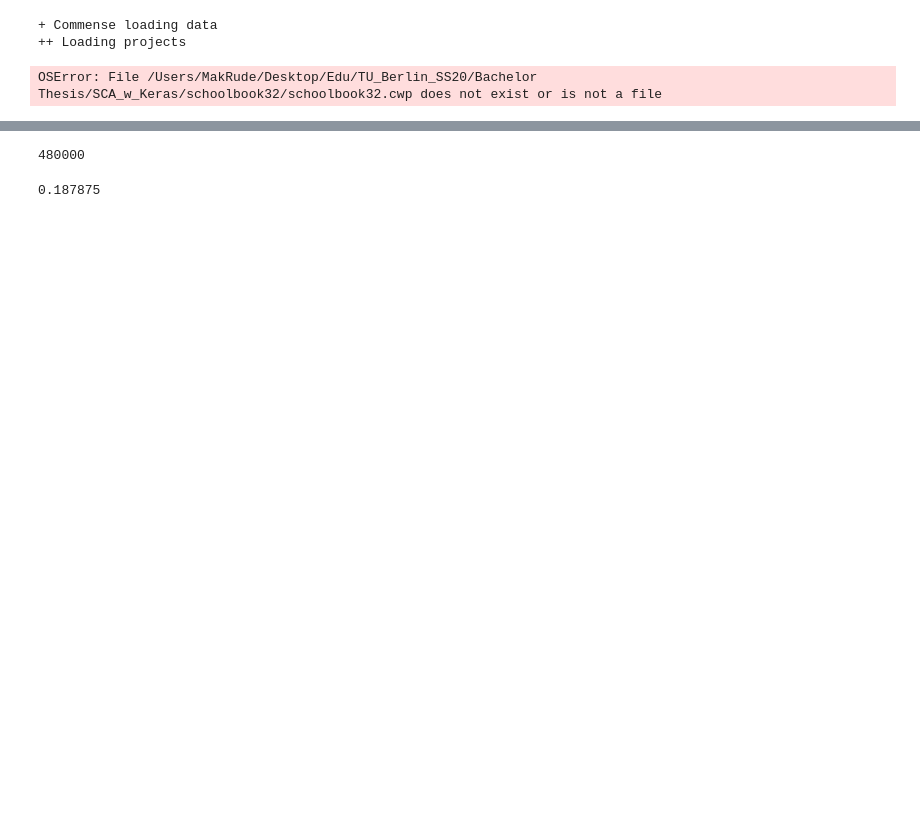
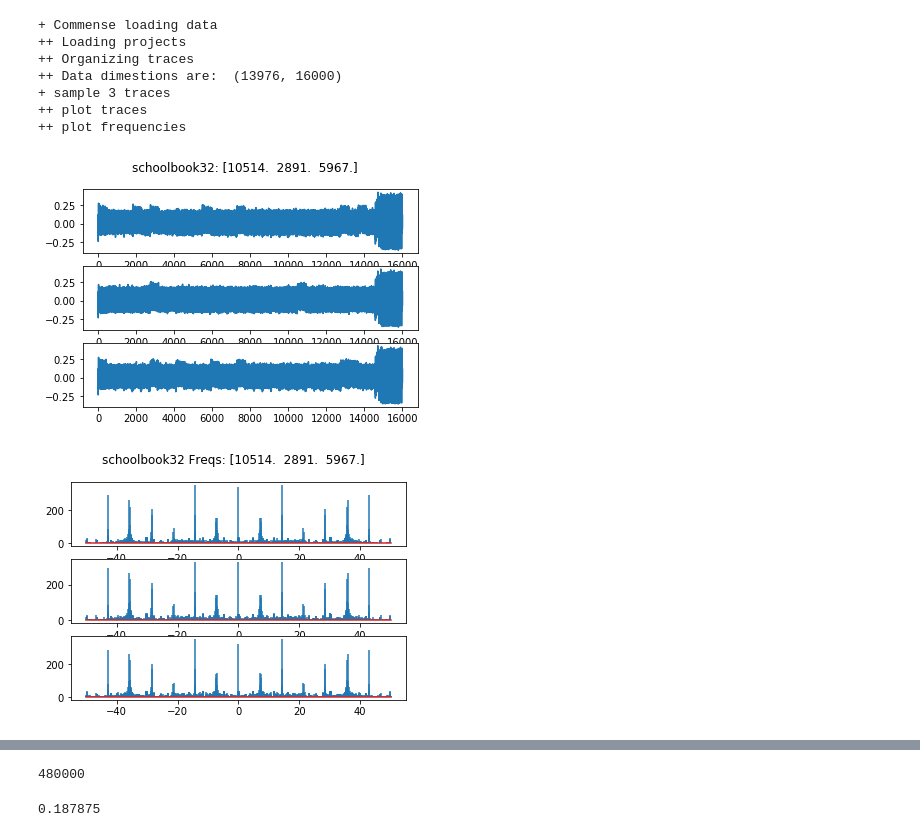
Before and after one commit to MakRude/SCA-with-keras, a Jupyter notebook: load_n_display_traces_clean.ipynb, the cells around one changed output, grey strips where cells are left out. Saved outputs shown, nothing was run; the diff lists cells and outputs as text; code cells hidden in the pictures; blank space fills up the shorter version.

```diff
--- a/load_n_display_traces_clean.ipynb
+++ b/load_n_display_traces_clean.ipynb
@@ -182,35 +182,42 @@ f_s = 100 # frequency of data in Hz --- I can't seem to find this value in proj
 
 tst_len = 500 # length of testing set
 
 ###################
 ###################
 
 # if __name__ == "__main__":
 
 if len(sys.argv)!=2:
     #default parameters values
 #     my_database = "PRE_MAY_06/projects/operand_scanning_32"
 #     DB_title = "operand_scanning_32"
 
-    my_database = "schoolbook32/schoolbook32"
+#     my_database = "schoolbook32/schoolbook32"
+    my_database = "../2020_APR_23/polymul32/projects/operand_scanning_32"
     DB_title = "schoolbook32"
     # TRAINING MODEL IS THE FILE, IN WHICH THE DATA SHOULD BE SAVED
 else:
     #get parameters from user input
     DB_title, database = read_parameters_from_file(sys.argv[1])
 
 # loads traces
 print("+ Commense loading data")
 X, y = load_database(my_database)
 print("++ Data dimestions are: ", np.array(X).shape)
 
 print("+ sample {0} traces".format(tot))
 if tot != 0:
     sample_traces(X)
 # %% [output]
 + Commense loading data
 ++ Loading projects
+++ Organizing traces
+++ Data dimestions are:  (13976, 16000)
++ sample 3 traces
+++ plot traces
+++ plot frequencies
-OSError: File /Users/MakRude/Desktop/Edu/TU_Berlin_SS20/Bachelor Thesis/SCA_w_Keras/schoolbook32/schoolbook32.cwp does not exist or is not a file
+[figure, added]
+[figure, added]
 # %%
 # It looks like we have PowerLine intereference:
 # This should fix it but I can't download matlab...
```
Also changed, not shown: parts of 4 cells of this notebook, 1 other file.
